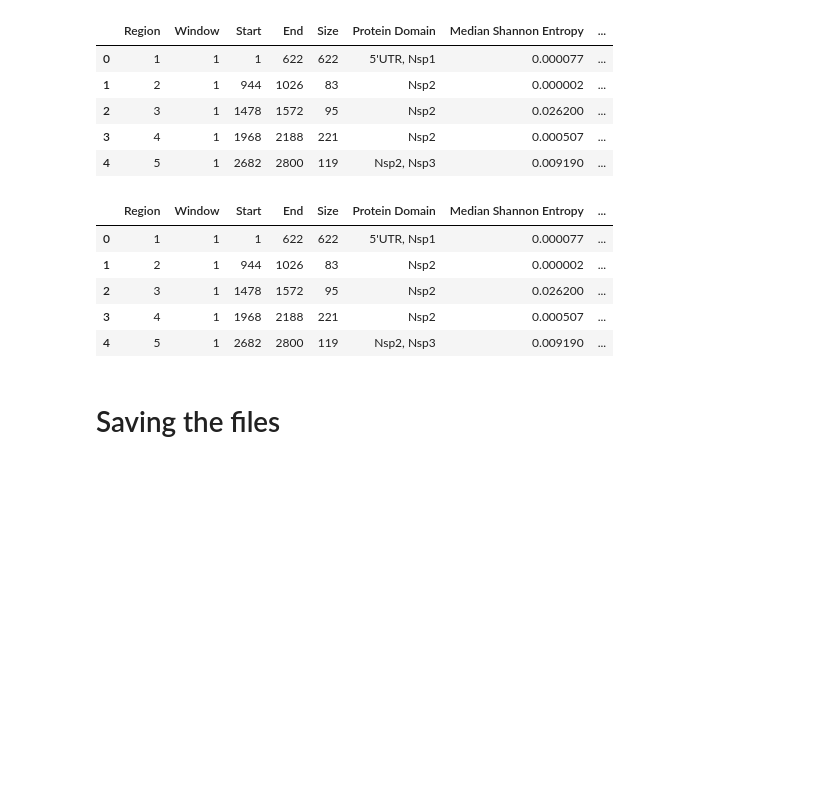
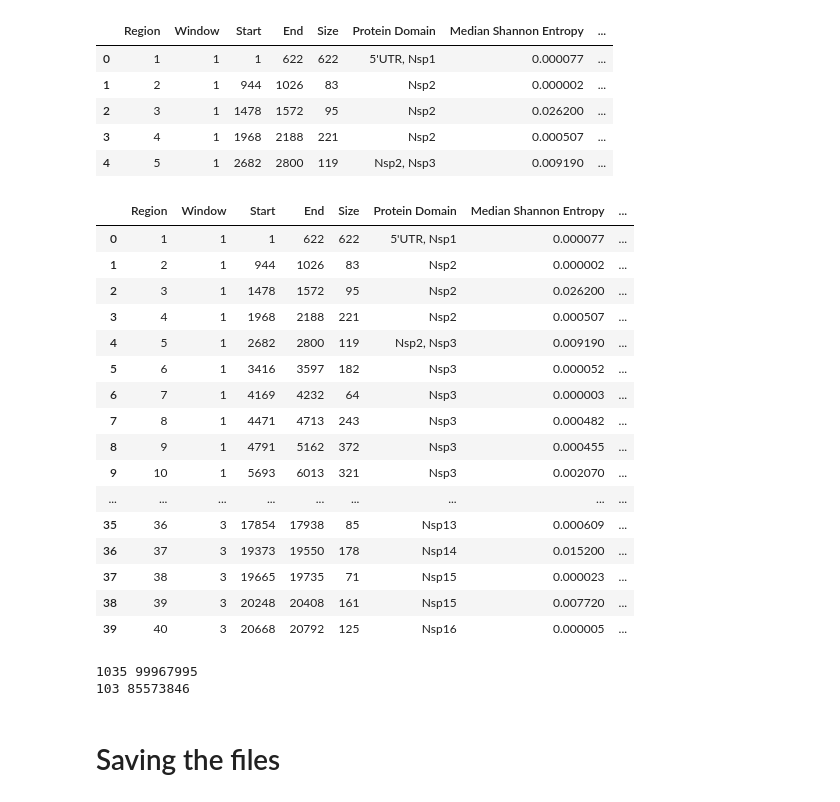
Before and after one commit to iamakhilverma/conserved_stretches_in_sars_cov2, a Jupyter notebook: notebooks_and_scripts/notebook_002.ipynb, the cells around one changed output. Cells and saved outputs as stored; diff of their text form; code cells hidden in the pictures; blank space fills up the shorter version.

Commit message:
Updated notebook to save figures with correct names, saved updated table containing info on mutations present in 40 putative regions identified in a publication (PMID: 33444546)

```diff
--- a/notebooks_and_scripts/notebook_002.ipynb
+++ b/notebooks_and_scripts/notebook_002.ipynb
@@ -826,19 +836,63 @@ for row in df_mol_cell_supp.itertuples():
     temp_df_subset = df_per_pt1[
         (df_per_pt1.pos >= row.Start) & (df_per_pt1.pos <= row.End)
     ][["mutation_name", "per_abundance"]]
-    df_mol_cell_supp.iat[row.Index, 7] = ", ".join(transform_mut_info(temp_df_subset))
+    df_mol_cell_supp.iat[row.Index, 7] = ", ".join(
+        transform_mut_info(temp_df_subset, "percentage")
+    )
     df_mol_cell_supp.iat[row.Index, 8] = ", ".join(
-        transform_mut_info(temp_df_subset[temp_df_subset.per_abundance >= 1])
+        transform_mut_info(
+            temp_df_subset[temp_df_subset.per_abundance >= 1], "percentage"
+        )
     )
+    temp_df_subset = df_per_pt1[
+        (df_per_pt1.pos >= row.Start) & (df_per_pt1.pos <= row.End)
+    ][["mutation_name", "count_of_seqs"]]
+    df_mol_cell_supp.iat[row.Index, 9] = ", ".join(
+        transform_mut_info(temp_df_subset, "num")
+    )
+    # 63926 being 1% of 6392612 which is the total seqs analysed
+    df_mol_cell_supp.iat[row.Index, 10] = ", ".join(
+        transform_mut_info(temp_df_subset[temp_df_subset.count_of_seqs >= 63926], "num")
+    )
+
+    temp_freq_sum = 0
+    for m_c in df_mol_cell_supp.iat[row.Index, 9].split(','):
+        if m_c == '':
+            break
+        temp_freq_sum += int(m_c[m_c.find('(')+1:m_c.find(')')])
+    df_mol_cell_supp.iat[row.Index, 11] = temp_freq_sum
+
+    temp_freq_sum = 0
+    for m_c in df_mol_cell_supp.iat[row.Index, 10].split(','):
+        if m_c == '':
+            break
+        temp_freq_sum += int(m_c[m_c.find('(')+1:m_c.find(')')])
+    df_mol_cell_supp.iat[row.Index, 12] = temp_freq_sum
+
+    df_mol_cell_supp.iat[row.Index, 13] = len(transform_mut_info(temp_df_subset, "num"))
+    df_mol_cell_supp.iat[row.Index, 14] = len(
+        transform_mut_info(temp_df_subset[temp_df_subset.count_of_seqs >= 63926], "num")
+    )
 # %%
-df_mol_cell_supp.head()
+df_mol_cell_supp
 # %% [output]
 |  | Region | Window | Start | End | Size | Protein Domain | Median Shannon Entropy | ... |
 | 0 | 1 | 1 | 1 | 622 | 622 | 5'UTR, Nsp1 | 0.000077 | ... |
 | 1 | 2 | 1 | 944 | 1026 | 83 | Nsp2 | 0.000002 | ... |
 | 2 | 3 | 1 | 1478 | 1572 | 95 | Nsp2 | 0.026200 | ... |
 | 3 | 4 | 1 | 1968 | 2188 | 221 | Nsp2 | 0.000507 | ... |
 | 4 | 5 | 1 | 2682 | 2800 | 119 | Nsp2, Nsp3 | 0.009190 | ... |
+| 5 | 6 | 1 | 3416 | 3597 | 182 | Nsp3 | 0.000052 | ... |
+| 6 | 7 | 1 | 4169 | 4232 | 64 | Nsp3 | 0.000003 | ... |
+| 7 | 8 | 1 | 4471 | 4713 | 243 | Nsp3 | 0.000482 | ... |
+| 8 | 9 | 1 | 4791 | 5162 | 372 | Nsp3 | 0.000455 | ... |
+| 9 | 10 | 1 | 5693 | 6013 | 321 | Nsp3 | 0.002070 | ... |
+| ... | ... | ... | ... | ... | ... | ... | ... | ... |
+| 35 | 36 | 3 | 17854 | 17938 | 85 | Nsp13 | 0.000609 | ... |
+| 36 | 37 | 3 | 19373 | 19550 | 178 | Nsp14 | 0.015200 | ... |
+| 37 | 38 | 3 | 19665 | 19735 | 71 | Nsp15 | 0.000023 | ... |
+| 38 | 39 | 3 | 20248 | 20408 | 161 | Nsp15 | 0.007720 | ... |
+| 39 | 40 | 3 | 20668 | 20792 | 125 | Nsp16 | 0.000005 | ... |
 # %%
 # df_mol_cell_supp.to_csv(
 #     "../other_data_files/analysis_using_mol_cell_table.csv", index=False
@@ -846,3 +905,9 @@ df_mol_cell_supp.head()
+# %%
+print(len(df_per_pt1_orf1ab), df_per_pt1_orf1ab['count_of_seqs'].sum())
+print(len(df_per_1_orf1ab), df_per_1_orf1ab['count_of_seqs'].sum())
+# %% [output]
+1035 99967995
+103 85573846
 # %% [markdown]
 # Saving the files
 # %% [markdown]
```
Also changed, not shown: parts of 5 cells of this notebook.
